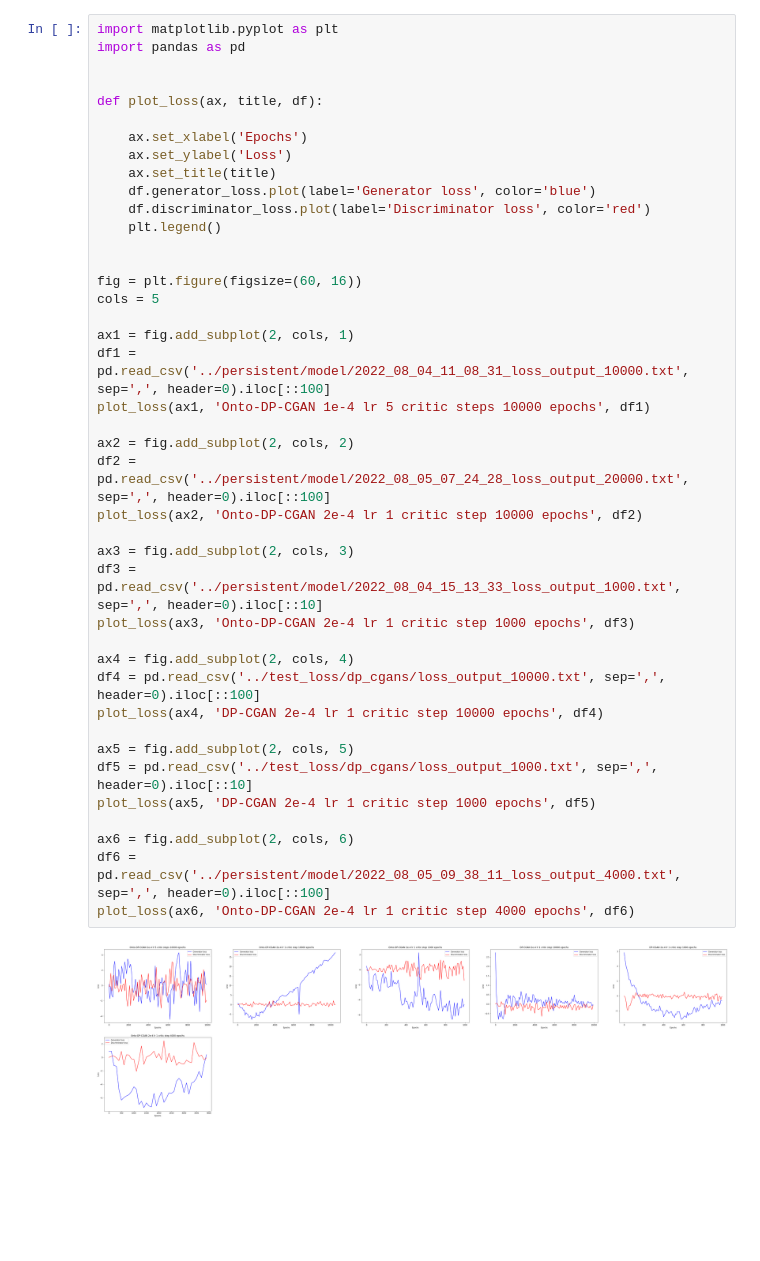
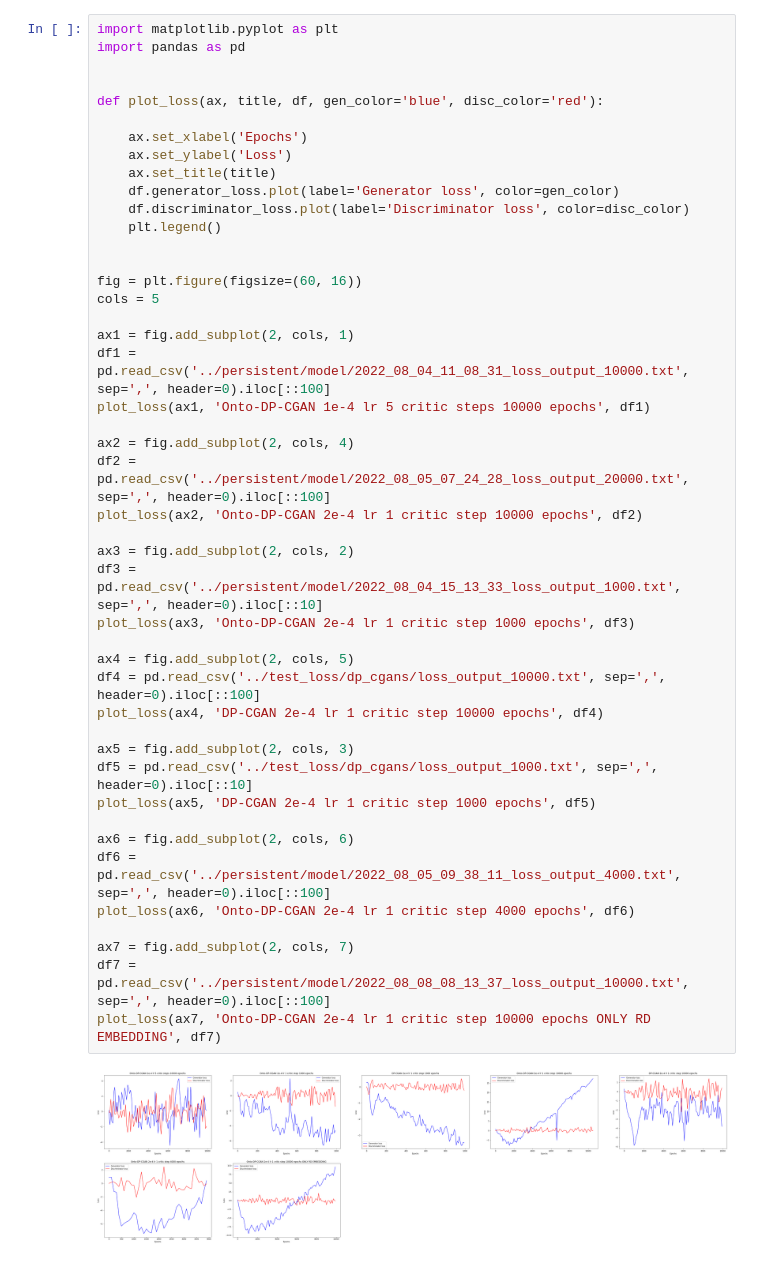
Before and after one commit to sunchang0124/dp_cgans, a Jupyter notebook: loss.ipynb, the cells around one changed output. Cells and saved outputs as stored; diff of their text form; blank space fills up the shorter version.

Commit message:
Modify embeddings to only have RD embedding

```diff
--- a/loss.ipynb
+++ b/loss.ipynb
@@ -3,41 +3,45 @@ import matplotlib.pyplot as plt
 import pandas as pd
 
 
-def plot_loss(ax, title, df):
+def plot_loss(ax, title, df, gen_color='blue', disc_color='red'):
 
     ax.set_xlabel('Epochs')
     ax.set_ylabel('Loss')
     ax.set_title(title)
-    df.generator_loss.plot(label='Generator loss', color='blue')
-    df.discriminator_loss.plot(label='Discriminator loss', color='red')
+    df.generator_loss.plot(label='Generator loss', color=gen_color)
+    df.discriminator_loss.plot(label='Discriminator loss', color=disc_color)
     plt.legend()
 
 
 fig = plt.figure(figsize=(60, 16))
 cols = 5
 
 ax1 = fig.add_subplot(2, cols, 1)
 df1 = pd.read_csv('../persistent/model/2022_08_04_11_08_31_loss_output_10000.txt', sep=',', header=0).iloc[::100]
 plot_loss(ax1, 'Onto-DP-CGAN 1e-4 lr 5 critic steps 10000 epochs', df1)
 
-ax2 = fig.add_subplot(2, cols, 2)
+ax2 = fig.add_subplot(2, cols, 4)
 df2 = pd.read_csv('../persistent/model/2022_08_05_07_24_28_loss_output_20000.txt', sep=',', header=0).iloc[::100]
 plot_loss(ax2, 'Onto-DP-CGAN 2e-4 lr 1 critic step 10000 epochs', df2)
 
-ax3 = fig.add_subplot(2, cols, 3)
+ax3 = fig.add_subplot(2, cols, 2)
 df3 = pd.read_csv('../persistent/model/2022_08_04_15_13_33_loss_output_1000.txt', sep=',', header=0).iloc[::10]
 plot_loss(ax3, 'Onto-DP-CGAN 2e-4 lr 1 critic step 1000 epochs', df3)
 
-ax4 = fig.add_subplot(2, cols, 4)
+ax4 = fig.add_subplot(2, cols, 5)
 df4 = pd.read_csv('../test_loss/dp_cgans/loss_output_10000.txt', sep=',', header=0).iloc[::100]
 plot_loss(ax4, 'DP-CGAN 2e-4 lr 1 critic step 10000 epochs', df4)
 
-ax5 = fig.add_subplot(2, cols, 5)
+ax5 = fig.add_subplot(2, cols, 3)
 df5 = pd.read_csv('../test_loss/dp_cgans/loss_output_1000.txt', sep=',', header=0).iloc[::10]
 plot_loss(ax5, 'DP-CGAN 2e-4 lr 1 critic step 1000 epochs', df5)
 
 ax6 = fig.add_subplot(2, cols, 6)
 df6 = pd.read_csv('../persistent/model/2022_08_05_09_38_11_loss_output_4000.txt', sep=',', header=0).iloc[::100]
 plot_loss(ax6, 'Onto-DP-CGAN 2e-4 lr 1 critic step 4000 epochs', df6)
+
+ax7 = fig.add_subplot(2, cols, 7)
+df7 = pd.read_csv('../persistent/model/2022_08_08_08_13_37_loss_output_10000.txt', sep=',', header=0).iloc[::100]
+plot_loss(ax7, 'Onto-DP-CGAN 2e-4 lr 1 critic step 10000 epochs ONLY RD EMBEDDING', df7)
 # %% [output]
-[figure, old version]
+[figure, new version]
```
Also changed, not shown: 3 other files.
